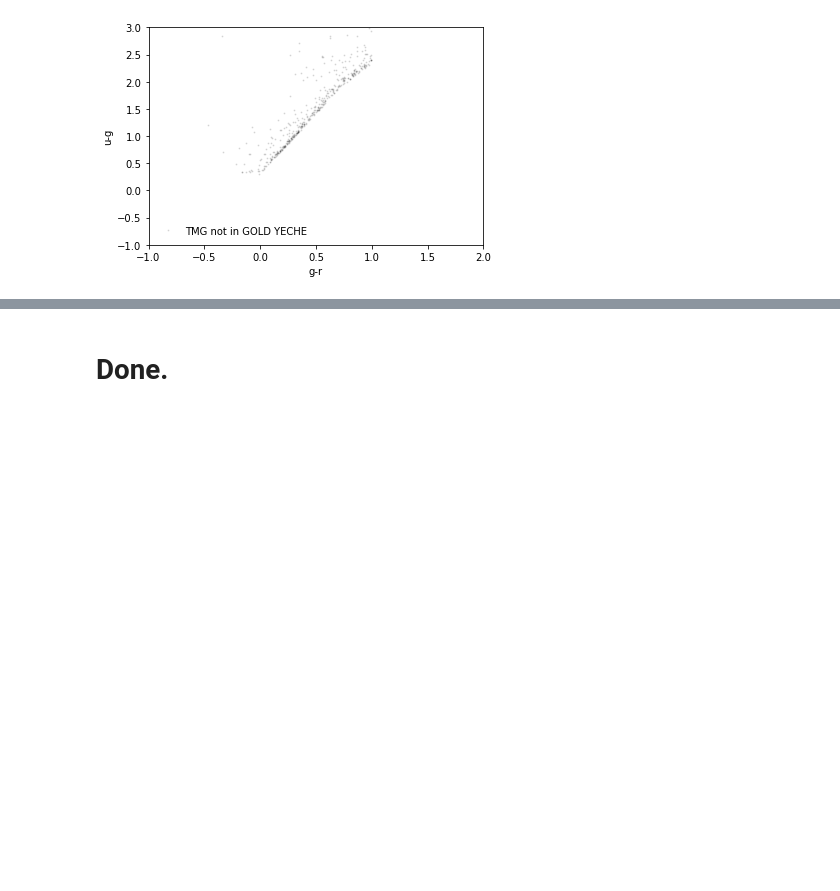
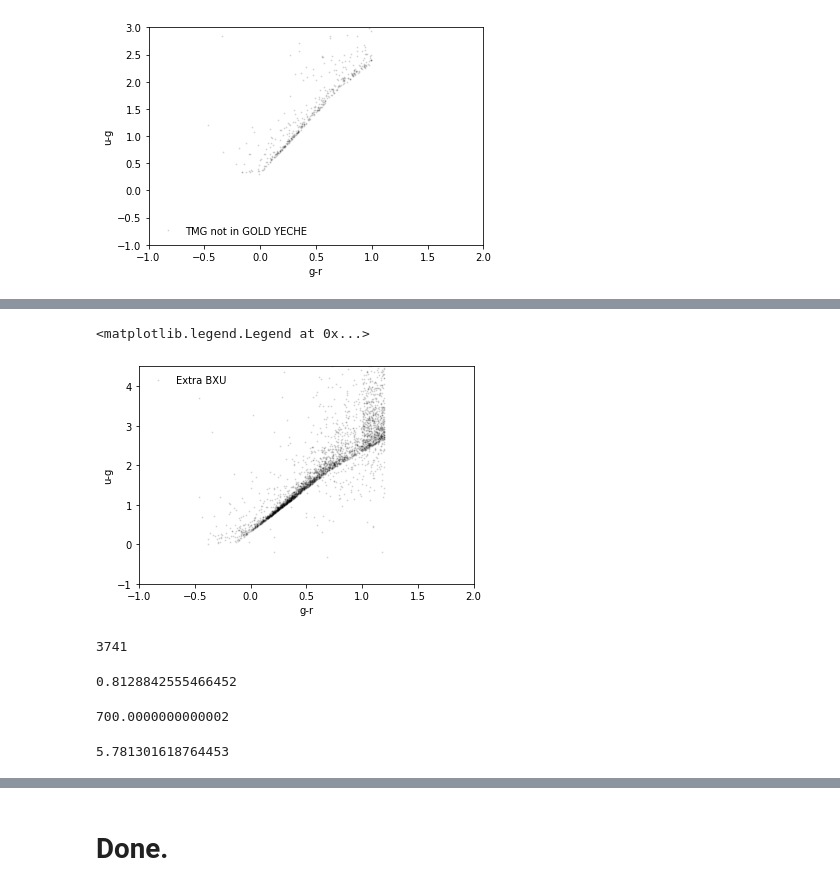
Before and after one commit to michaelJwilson/DESILBG, a Jupyter notebook: gold/yeche.ipynb, the cells around one changed output, grey strips where cells are left out. Cells and saved outputs as stored; diff of their text form; code cells hidden in the pictures; blank space fills up the shorter version.

```diff
--- a/gold/yeche.ipynb
+++ b/gold/yeche.ipynb
@@ -562,0 +585,2 @@ Text(0.5, 0, 'r')
+# %%
+extra_bxu = bxu[~np.isin(bxu['ID'], gold_yeche_clauds['ID'])]
@@ -562,0 +609,13 @@ Text(0.5, 0, 'r')
+# %%
+pl.plot(extra_bxu['g'] - extra_bxu['r'], extra_bxu['u'] - extra_bxu['g'], marker='.', lw=0., c='k', markersize=2, alpha=0.1, label='Extra BXU')
+
+pl.xlim((-1.0, 2.0))
+pl.ylim((-1.0, 4.5))
+
+pl.xlabel('g-r')
+pl.ylabel('u-g')
+
+pl.legend(frameon=False)
+# %% [output]
+<matplotlib.legend.Legend at 0x...>
+[figure, added]
@@ -562,0 +625,16 @@ Text(0.5, 0, 'r')
+# %%
+len(extra_bxu)
+# %% [output]
+3741
+# %%
+np.mean(quality)
+# %% [output]
+0.8128842555466452
+# %%
+(1. - np.mean(quality)) * len(extra_bxu)
+# %% [output]
+700.0000000000002
+# %%
+100. * 700. / len(bxu)
+# %% [output]
+5.781301618764453
```
Also changed, not shown: parts of 15 cells of this notebook, 2 other files.
